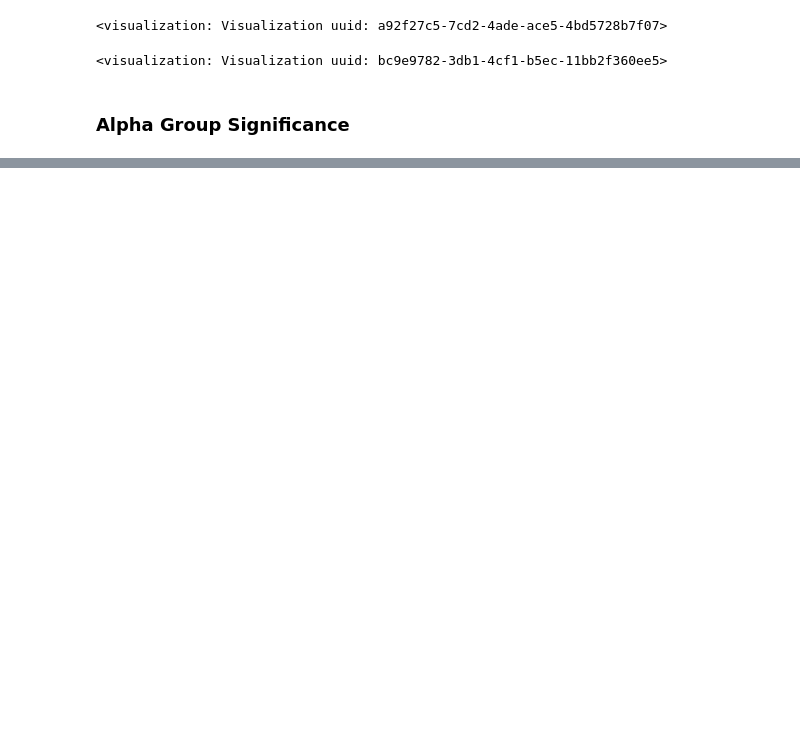
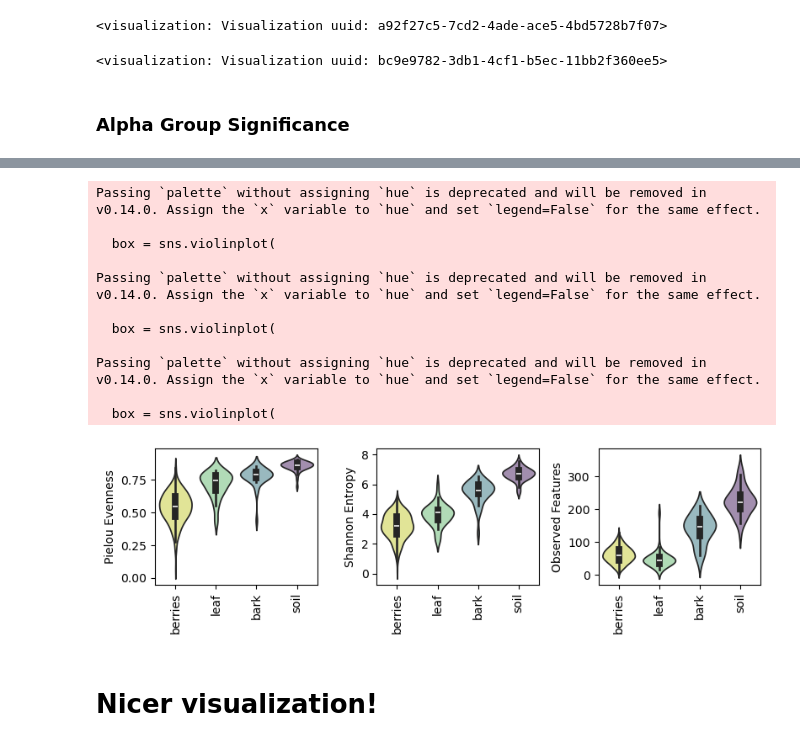
Before and after one commit to bokulich-publications/microterroir, a Jupyter notebook: Microbiome/ITS/3_fun_lavaux_diversity.ipynb, the cells around one changed output, grey strips where cells are left out. Saved outputs shown, nothing was run; the diff lists cells and outputs as text; code cells hidden in the pictures; blank space fills up the shorter version.

```diff
--- a/Microbiome/ITS/3_fun_lavaux_diversity.ipynb
+++ b/Microbiome/ITS/3_fun_lavaux_diversity.ipynb
@@ -140,0 +203,19 @@ Visualization.load(f'{output_dir}/alpha_groupSig_shannon_vector.qzv')
+# %%
+# import
+ObsFeatures_df = pd.read_csv('cm4500/observed_features_vector/alpha-diversity.tsv', sep='\t')
+Shannon_df = pd.read_csv('cm4500/shannon_vector/alpha-diversity.tsv', sep='\t')
+Evenness_df = pd.read_csv('cm4500/evenness_vector/alpha-diversity.tsv', sep='\t')
+
+# metadata
+md_df = pd.read_csv('/home/lfloerl/microterroir/Microbiome/Metadata/ITS_lavaux.tsv', sep='\t')
+md_subset = md_df[['id', 'sample_type']]
+
+# merge
+alpha_df = ObsFeatures_df.merge(Shannon_df, on='Unnamed: 0').merge(Evenness_df, on='Unnamed: 0')
+alpha_df_wMD = alpha_df.merge(md_subset, left_on='Unnamed: 0', right_on='id')
+alpha_df_wMD.drop(columns='Unnamed: 0', inplace=True)
+
+# rename the sample types
+alpha_df_wMD['sample_type'] = alpha_df_wMD['sample_type'].replace({'must': 'berries', 'MV-must': 'must'})
+
+alpha_df_wMD.tail()
@@ -140,0 +229,58 @@ Visualization.load(f'{output_dir}/alpha_groupSig_shannon_vector.qzv')
+# %%
+# Define colors: 'bark', 'leaf', 'must', 'soil'
+sample_colors = {'berries': '#DCE318FF',
+                 'must': '#DCE318FF',
+                 'leaf': '#56C667FF',
+                 'bark': '#287D8EFF',
+                 'soil': '#481568FF'}
+
+# List of columns to plot
+columns_to_plot = ['pielou_evenness', 'shannon_entropy', 'observed_features']
+
+fig, axes = plt.subplots(1, 3, figsize=(8, 2.5), sharey=False)
+
+# Adjust horizontal spacing between subplots
+plt.subplots_adjust(wspace=1.2)  # Increase wspace for more padding
+
+# order for sample types
+ordered_sample_types = ['berries', 'leaf', 'bark', 'soil']
+
+# Create violin plots
+for ax, col in zip(axes, columns_to_plot):
+    box = sns.violinplot(
+        data=alpha_df_wMD,
+        x='sample_type',
+        y=col,
+        palette=sample_colors,
+        ax=ax,
+        order=ordered_sample_types  # Sort the sample types in the specified order
+    )
+    ax.set_xlabel('')
+    ax.set_ylabel(col.replace("_", " ").title())
+    ax.tick_params(axis='x', rotation=90)
+
+    for collection in box.collections:
+        facecolor = collection.get_facecolor()
+        # Set new facecolor with transparency (alpha)
+        collection.set_facecolor((facecolor[0][0], facecolor[0][1], facecolor[0][2], 0.5))
+
+# Adjust layout
+plt.tight_layout()
+
+plt.savefig('/home/lfloerl/cloud/lfloerl/Microterroir/Figures/Vineyard_Alpha_Violin_Plots.png', dpi=1000, bbox_inches='tight')
+plt.show()
+# %% [output]
+Passing `palette` without assigning `hue` is deprecated and will be removed in v0.14.0. Assign the `x` variable to `hue` and set `legend=False` for the same effect.
+
+  box = sns.violinplot(
+
+Passing `palette` without assigning `hue` is deprecated and will be removed in v0.14.0. Assign the `x` variable to `hue` and set `legend=False` for the same effect.
+
+  box = sns.violinplot(
+
+Passing `palette` without assigning `hue` is deprecated and will be removed in v0.14.0. Assign the `x` variable to `hue` and set `legend=False` for the same effect.
+
+  box = sns.violinplot(
+[figure, added]
+# %% [markdown]
+# Nicer visualization!
```
Also changed, not shown: parts of 18 cells of this notebook, 5 other files.
